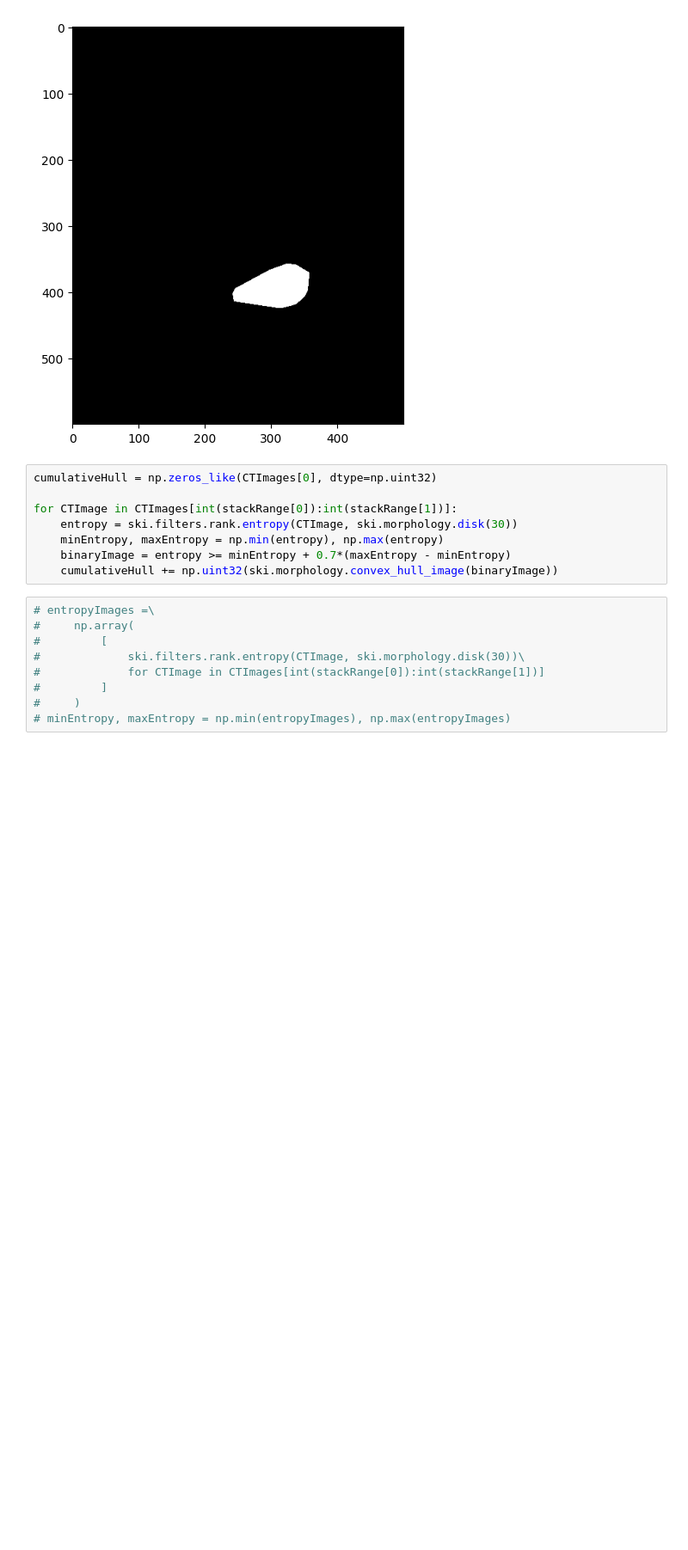
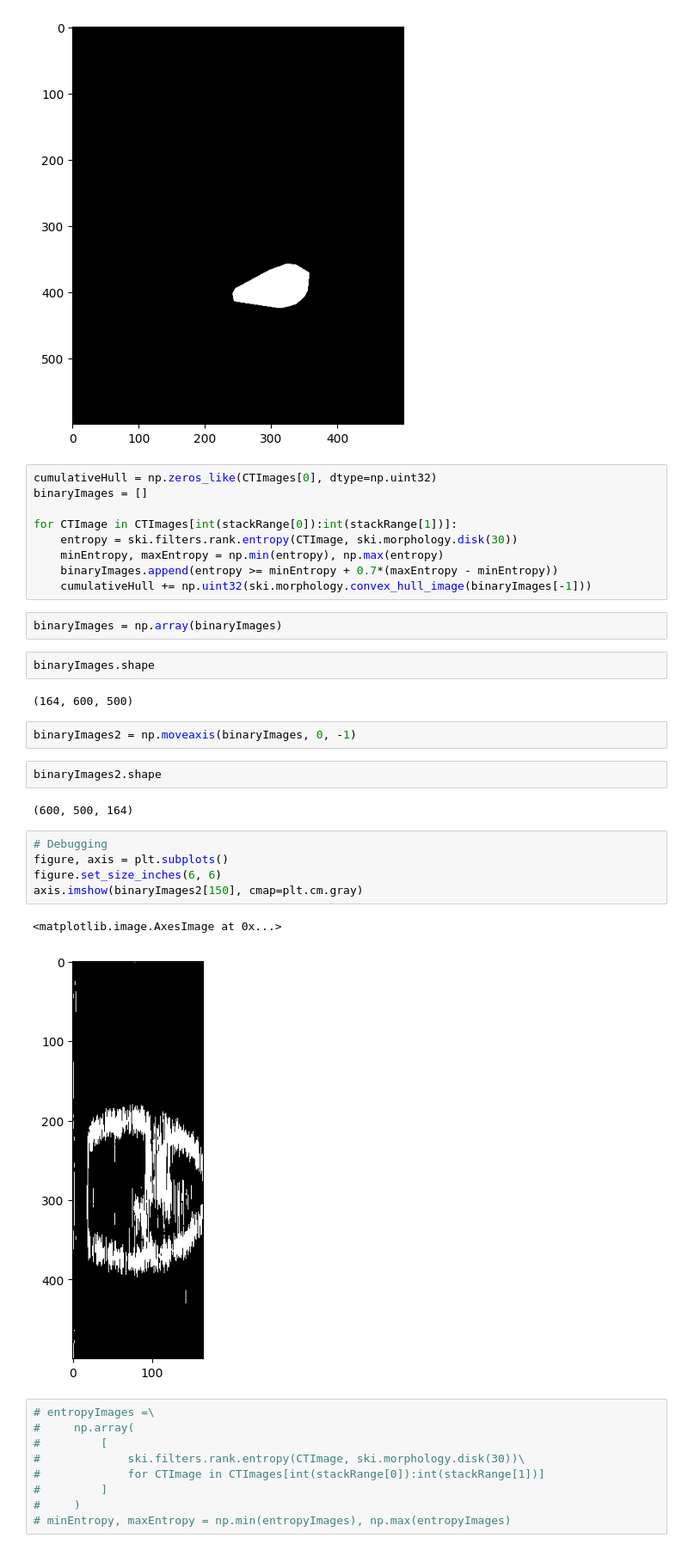
Before and after one commit to AlexGubkin/forInterview, a Jupyter notebook: rockProcessing/rockProcessing.ipynb, the cells around one changed output. Shown at 86% size. Drawn from its saved outputs; the diff is of its cells as text; blank space fills up the shorter version.

```diff
--- a/rockProcessing/rockProcessing.ipynb
+++ b/rockProcessing/rockProcessing.ipynb
@@ -169,12 +169,33 @@ axis.imshow(hull, cmap=plt.cm.gray)
 [figure]
 # %%
 cumulativeHull = np.zeros_like(CTImages[0], dtype=np.uint32)
+binaryImages = []
 
 for CTImage in CTImages[int(stackRange[0]):int(stackRange[1])]:
     entropy = ski.filters.rank.entropy(CTImage, ski.morphology.disk(30))
     minEntropy, maxEntropy = np.min(entropy), np.max(entropy)
-    binaryImage = entropy >= minEntropy + 0.7*(maxEntropy - minEntropy)
-    cumulativeHull += np.uint32(ski.morphology.convex_hull_image(binaryImage))
+    binaryImages.append(entropy >= minEntropy + 0.7*(maxEntropy - minEntropy))
+    cumulativeHull += np.uint32(ski.morphology.convex_hull_image(binaryImages[-1]))
+# %%
+binaryImages = np.array(binaryImages)
+# %%
+binaryImages.shape
+# %% [output]
+(164, 600, 500)
+# %%
+binaryImages2 = np.moveaxis(binaryImages, 0, -1)
+# %%
+binaryImages2.shape
+# %% [output]
+(600, 500, 164)
+# %%
+# Debugging
+figure, axis = plt.subplots()
+figure.set_size_inches(6, 6)
+axis.imshow(binaryImages2[150], cmap=plt.cm.gray)
+# %% [output]
+<matplotlib.image.AxesImage at 0x...>
+[figure, added]
 # %%
 # entropyImages =\
 #     np.array(
```
Also changed, not shown: parts of 4 cells of this notebook.
